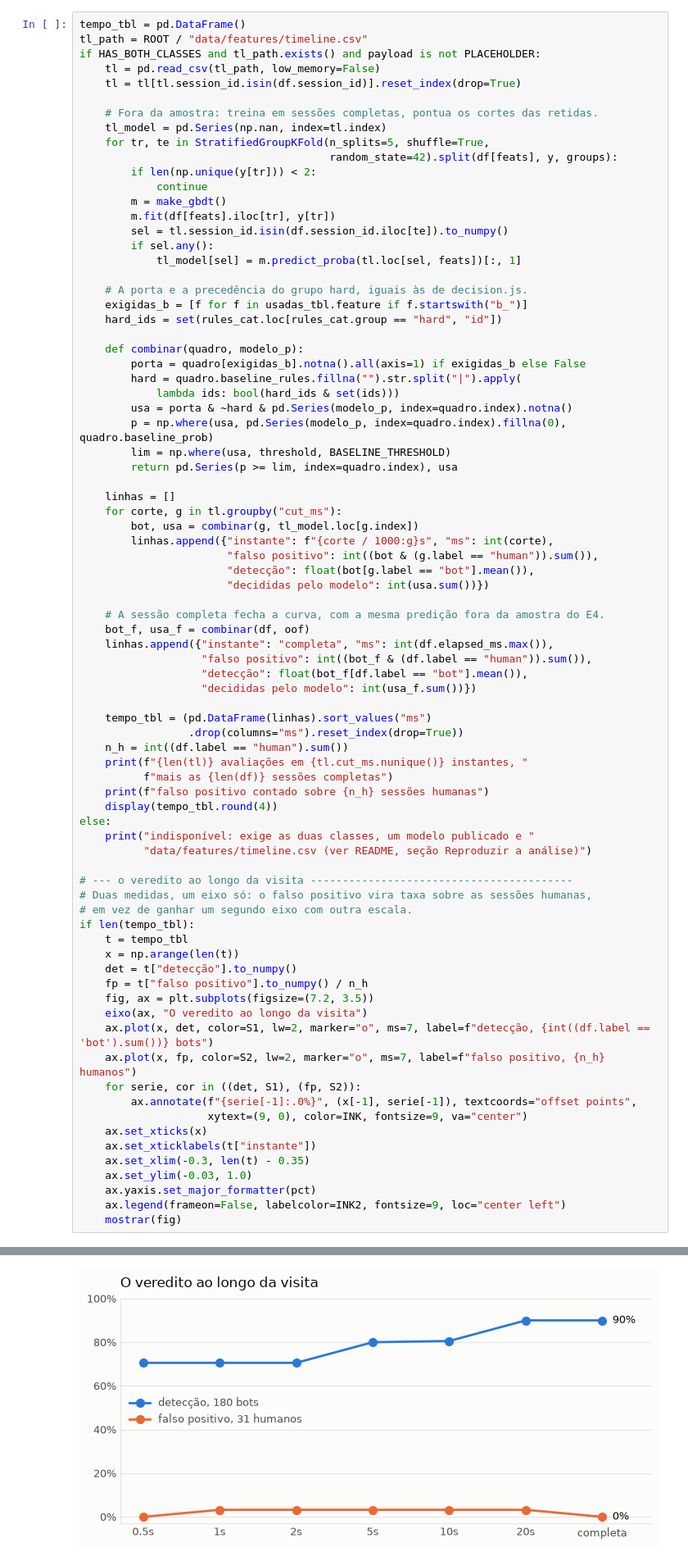
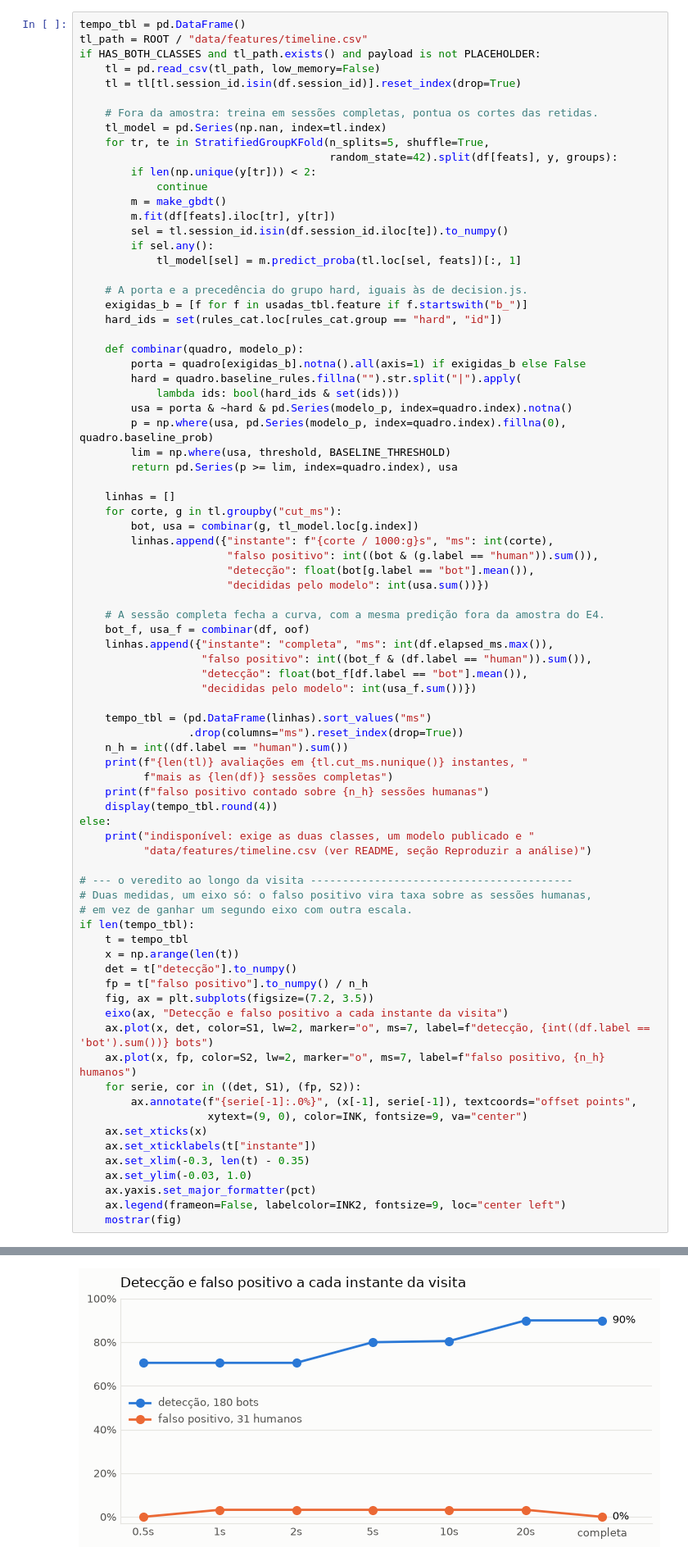
Before and after one commit to silvamleandro/browser-bot-detection, a Jupyter notebook: analysis/notebooks/bot_detection_analysis.ipynb, the cells around one changed output, grey strips where cells are left out. Shown at 82% size. Saved outputs shown, nothing was run; the diff lists cells and outputs as text.

```diff
--- a/analysis/notebooks/bot_detection_analysis.ipynb
+++ b/analysis/notebooks/bot_detection_analysis.ipynb
@@ -1036,35 +1036,35 @@ else:
 # em vez de ganhar um segundo eixo com outra escala.
 if len(tempo_tbl):
     t = tempo_tbl
     x = np.arange(len(t))
     det = t["detecção"].to_numpy()
     fp = t["falso positivo"].to_numpy() / n_h
     fig, ax = plt.subplots(figsize=(7.2, 3.5))
-    eixo(ax, "O veredito ao longo da visita")
+    eixo(ax, "Detecção e falso positivo a cada instante da visita")
     ax.plot(x, det, color=S1, lw=2, marker="o", ms=7, label=f"detecção, {int((df.label == 'bot').sum())} bots")
     ax.plot(x, fp, color=S2, lw=2, marker="o", ms=7, label=f"falso positivo, {n_h} humanos")
     for serie, cor in ((det, S1), (fp, S2)):
         ax.annotate(f"{serie[-1]:.0%}", (x[-1], serie[-1]), textcoords="offset points",
                     xytext=(9, 0), color=INK, fontsize=9, va="center")
     ax.set_xticks(x)
     ax.set_xticklabels(t["instante"])
     ax.set_xlim(-0.3, len(t) - 0.35)
     ax.set_ylim(-0.03, 1.0)
     ax.yaxis.set_major_formatter(pct)
     ax.legend(frameon=False, labelcolor=INK2, fontsize=9, loc="center left")
     mostrar(fig)
 # %% [output]
 1266 avaliações em 6 instantes, mais as 211 sessões completas
 falso positivo contado sobre 31 sessões humanas
 |  | instante | falso positivo | detecção | decididas pelo modelo |
 | 0 | 0.5s | 0 | 0.7056 | 0 |
 | 1 | 1s | 1 | 0.7056 | 0 |
 | 2 | 2s | 1 | 0.7056 | 0 |
 | 3 | 5s | 1 | 0.8000 | 2 |
 | 4 | 10s | 1 | 0.8056 | 7 |
 | 5 | 20s | 1 | 0.9000 | 36 |
 | 6 | completa | 0 | 0.9000 | 38 |
-[figure, old version]
+[figure, new version]
 # %% [markdown]
 ## 13. Curva de aprendizado por participante
 
```
Also changed, not shown: parts of 1 cell of this notebook, 1 other file.
